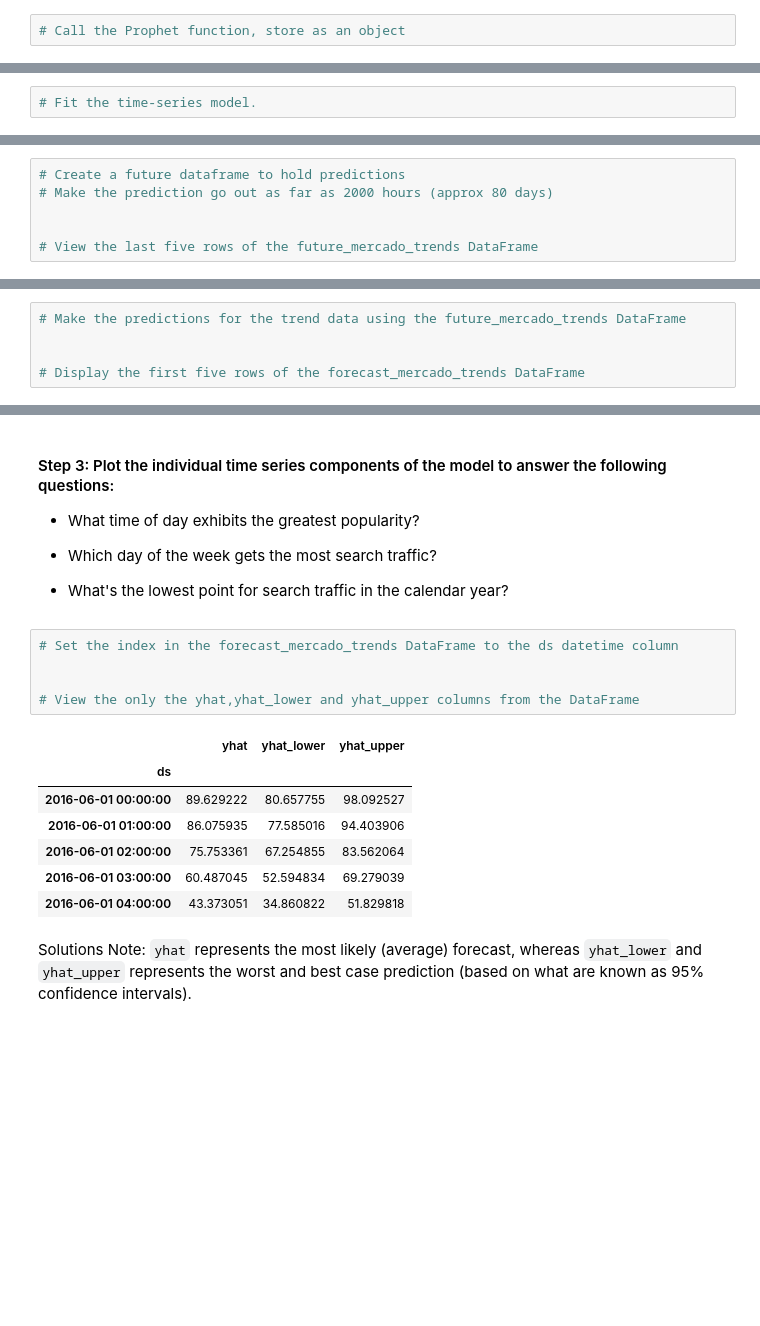
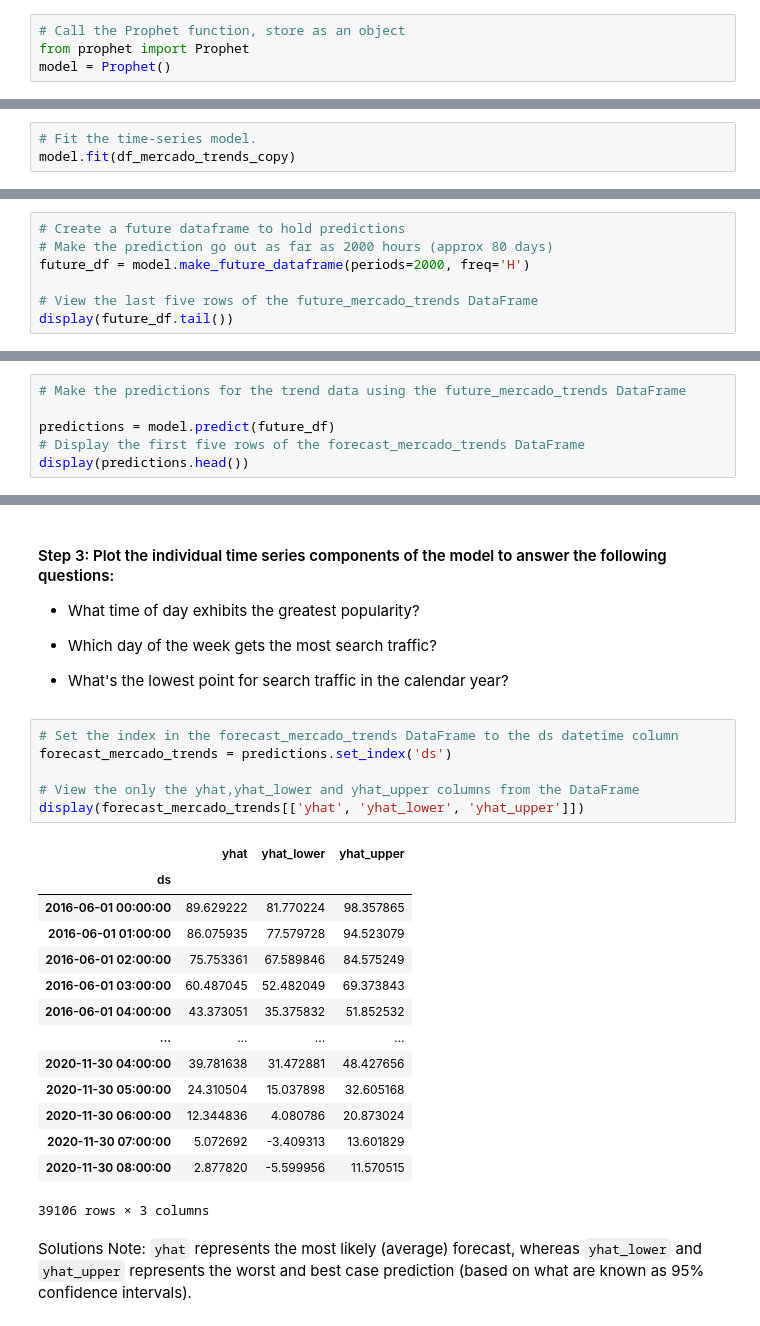
Before and after one commit to tanyasoriano/prophet-challenge, a Jupyter notebook: forecasting_net_prophet.ipynb, the cells around one changed output, grey strips where cells are left out. Cells and saved outputs as stored; diff of their text form; blank space fills up the shorter version.

```diff
--- a/forecasting_net_prophet.ipynb
+++ b/forecasting_net_prophet.ipynb
@@ -378,3 +405,5 @@ Now, you need to produce a time series model that analyzes and forecasts pattern
 | 37105 | 2020-09-08 00:00:00 | 96 |
 # %%
 # Call the Prophet function, store as an object
+from prophet import Prophet
+model = Prophet()
@@ -383,3 +410,4 @@ Now, you need to produce a time series model that analyzes and forecasts pattern
 # %%
 # Fit the time-series model.
+model.fit(df_mercado_trends_copy)
 # %% [output]
@@ -396,9 +424,10 @@ INFO:cmdstanpy:Chain [1] done processing
 # %%
 # Create a future dataframe to hold predictions
 # Make the prediction go out as far as 2000 hours (approx 80 days)
-
+future_df = model.make_future_dataframe(periods=2000, freq='H')
 
 # View the last five rows of the future_mercado_trends DataFrame
+display(future_df.tail())
 # %% [output]
 |  | ds |
 | 39101 | 2020-11-30 04:00:00 |
@@ -409,7 +438,8 @@ INFO:cmdstanpy:Chain [1] done processing
 # %%
 # Make the predictions for the trend data using the future_mercado_trends DataFrame
 
-
+predictions = model.predict(future_df)
 # Display the first five rows of the forecast_mercado_trends DataFrame
+display(predictions.head())
 # %% [output]
 |  | ds | trend | yhat_lower | yhat_upper | trend_lower | trend_upper | additive_terms | ... |
@@ -442,17 +473,25 @@ INFO:cmdstanpy:Chain [1] done processing
 * What's the lowest point for search traffic in the calendar year?
 # %%
 # Set the index in the forecast_mercado_trends DataFrame to the ds datetime column
-
+forecast_mercado_trends = predictions.set_index('ds')
 
 # View the only the yhat,yhat_lower and yhat_upper columns from the DataFrame
+display(forecast_mercado_trends[['yhat', 'yhat_lower', 'yhat_upper']])
 # %% [output]
 |  | yhat | yhat_lower | yhat_upper |
 | ds |  |  |  |
-| 2016-06-01 00:00:00 | 89.629222 | 80.657755 | 98.092527 |
-| 2016-06-01 01:00:00 | 86.075935 | 77.585016 | 94.403906 |
-| 2016-06-01 02:00:00 | 75.753361 | 67.254855 | 83.562064 |
-| 2016-06-01 03:00:00 | 60.487045 | 52.594834 | 69.279039 |
-| 2016-06-01 04:00:00 | 43.373051 | 34.860822 | 51.829818 |
+| 2016-06-01 00:00:00 | 89.629222 | 81.770224 | 98.357865 |
+| 2016-06-01 01:00:00 | 86.075935 | 77.579728 | 94.523079 |
+| 2016-06-01 02:00:00 | 75.753361 | 67.589846 | 84.575249 |
+| 2016-06-01 03:00:00 | 60.487045 | 52.482049 | 69.373843 |
+| 2016-06-01 04:00:00 | 43.373051 | 35.375832 | 51.852532 |
+| ... | ... | ... | ... |
+| 2020-11-30 04:00:00 | 39.781638 | 31.472881 | 48.427656 |
+| 2020-11-30 05:00:00 | 24.310504 | 15.037898 | 32.605168 |
+| 2020-11-30 06:00:00 | 12.344836 | 4.080786 | 20.873024 |
+| 2020-11-30 07:00:00 | 5.072692 | -3.409313 | 13.601829 |
+| 2020-11-30 08:00:00 | 2.877820 | -5.599956 | 11.570515 |
+39106 rows × 3 columns
 # %% [markdown]
 Solutions Note: `yhat` represents the most likely (average) forecast, whereas `yhat_lower` and `yhat_upper` represents the worst and best case prediction (based on what are known as 95% confidence intervals).
 # %%
```
Also changed, not shown: parts of 36 cells of this notebook.
